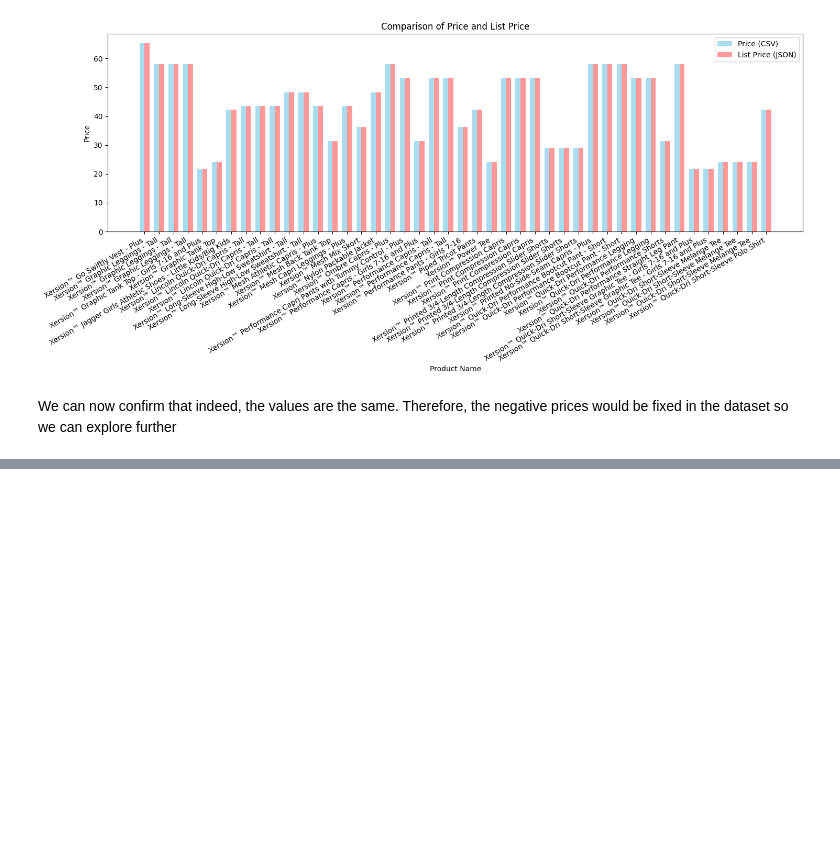
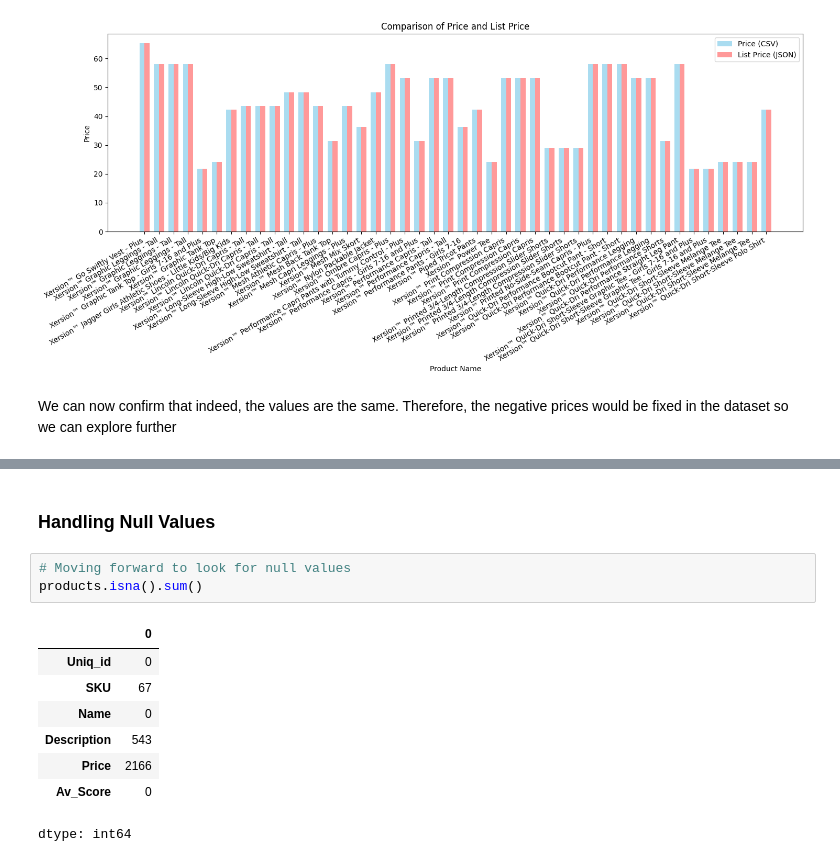
Before and after one commit to RedeemerNtumy/JCPennyConsultancyProject, a Jupyter notebook: 3549063_BD2.ipynb, the cells around one changed output, grey strips where cells are left out. Cells and saved outputs as stored; diff of their text form; blank space fills up the shorter version.

```diff
--- a/3549063_BD2.ipynb
+++ b/3549063_BD2.ipynb
@@ -252,0 +142,14 @@ We can now confirm that indeed, the values are the same. Therefore, the negative
+# %% [markdown]
+### Handling Null Values
+# %%
+# Moving forward to look for null values
+products.isna().sum()
+# %% [output]
+|  | 0 |
+| Uniq_id | 0 |
+| SKU | 67 |
+| Name | 0 |
+| Description | 543 |
+| Price | 2166 |
+| Av_Score | 0 |
+dtype: int64
```
Also changed, not shown: parts of 25 cells of this notebook.
